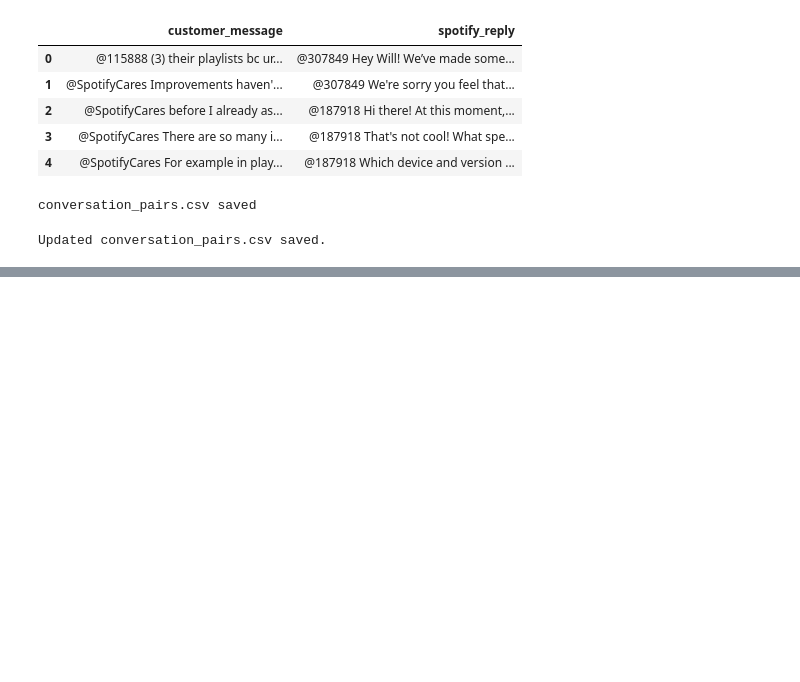
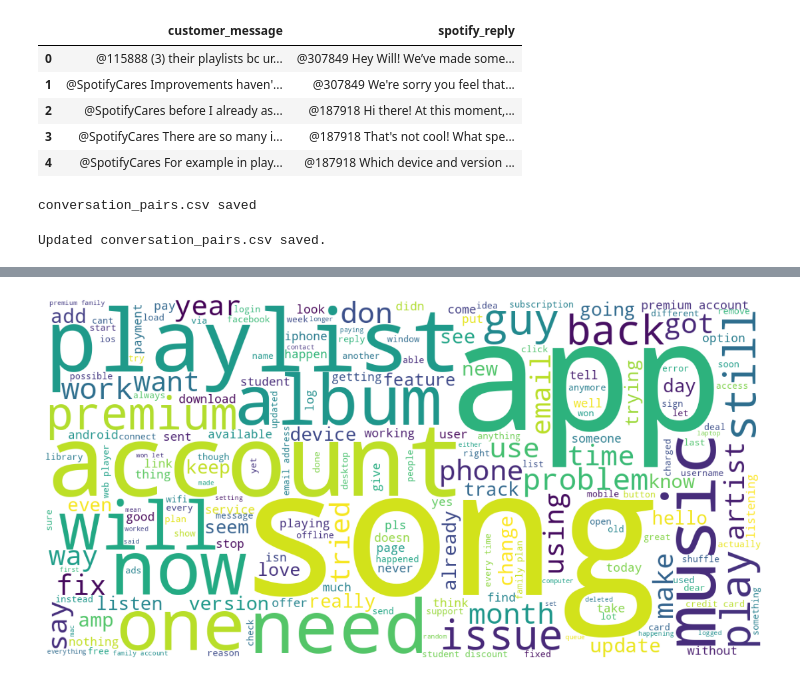
Before and after one commit to Rukshana-S/hiver-spotify-ai-support-agent, a Jupyter notebook: 01_spotify_data_preprocessing.ipynb, the cells around one changed output, grey strips where cells are left out. Drawn from its saved outputs; the diff is of its cells as text; code cells hidden in the pictures; blank space fills up the shorter version.

Commit message:
feat: discover Spotify support intent taxonomy

```diff
--- a/01_spotify_data_preprocessing.ipynb
+++ b/01_spotify_data_preprocessing.ipynb
@@ -476,0 +541,25 @@ Updated conversation_pairs.csv saved.
+# %%
+from wordcloud import STOPWORDS
+
+custom_stopwords = STOPWORDS.union({
+    "spotify",
+    "please",
+    "thanks",
+    "thank",
+    "hey",
+    "hi",
+    "help",
+    "would",
+    "could",
+    "can",
+    "im",
+    "ive"
+})
+
+filtered_words = [
+    word
+    for word in all_words
+    if word not in custom_stopwords and len(word) > 2
+]
+
+Counter(filtered_words).most_common(40)
@@ -476,0 +584,16 @@ Updated conversation_pairs.csv saved.
+# %%
+from wordcloud import WordCloud
+import matplotlib.pyplot as plt
+
+wc = WordCloud(
+    width=1200,
+    height=600,
+    background_color="white"
+).generate(" ".join(filtered_words))
+
+plt.figure(figsize=(14,7))
+plt.imshow(wc)
+plt.axis("off")
+plt.show()
+# %% [output]
+[figure, added]
```
Also changed, not shown: parts of 6 cells of this notebook.
